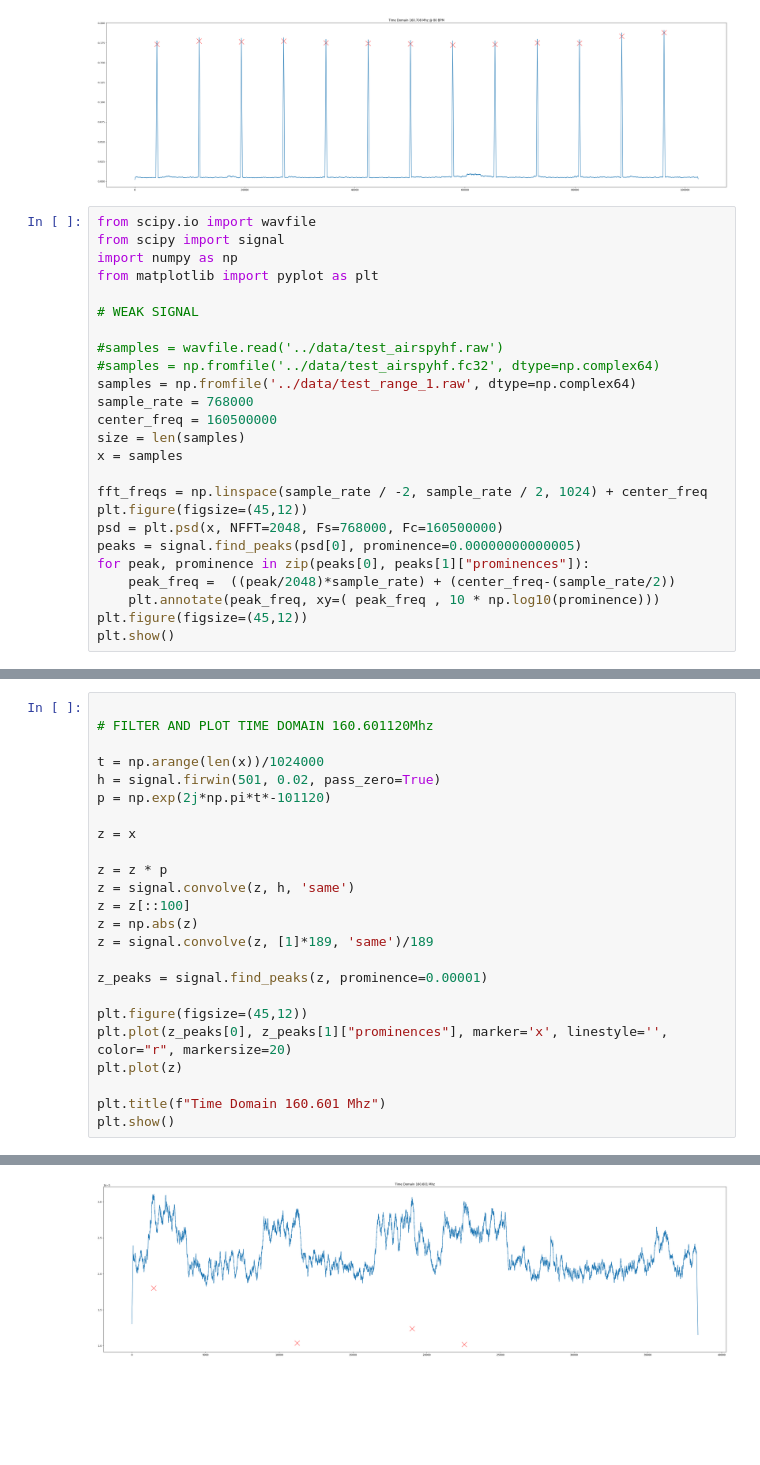
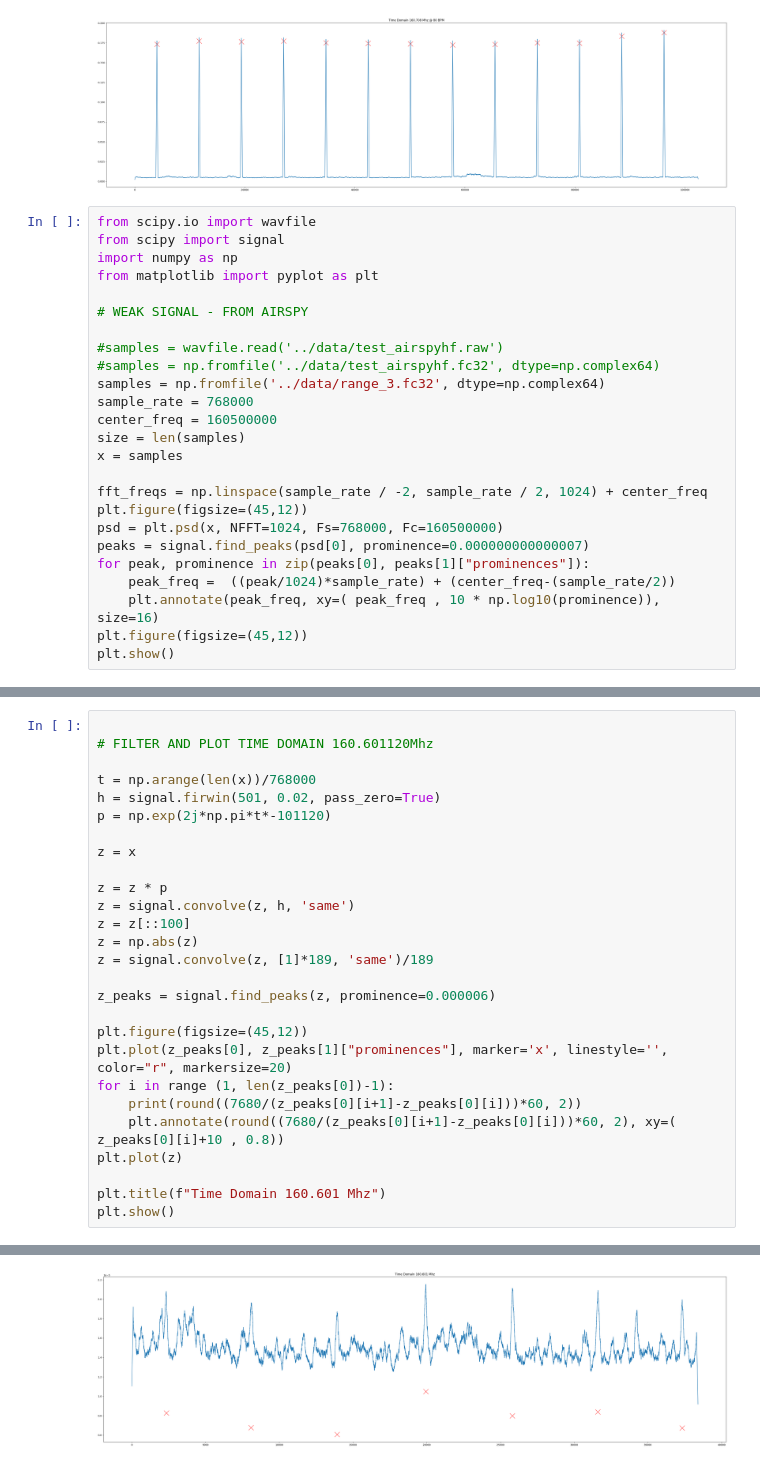
Before and after one commit to bigalnz/test_fft, a Jupyter notebook: notebooks/psd_airspy.ipynb, the cells around one changed output, grey strips where cells are left out. Cells and saved outputs as stored; diff of their text form; blank space fills up the shorter version.

Commit message:
Weak signal refinement in plot. Prominence needs to be set precisely.

```diff
--- a/notebooks/psd_airspy.ipynb
+++ b/notebooks/psd_airspy.ipynb
@@ -81,11 +81,11 @@ from scipy import signal
 import numpy as np
 from matplotlib import pyplot as plt
 
-# WEAK SIGNAL
+# WEAK SIGNAL - FROM AIRSPY
 
 #samples = wavfile.read('../data/test_airspyhf.raw')
 #samples = np.fromfile('../data/test_airspyhf.fc32', dtype=np.complex64)
-samples = np.fromfile('../data/test_range_1.raw', dtype=np.complex64)
+samples = np.fromfile('../data/range_3.fc32', dtype=np.complex64)
 sample_rate = 768000
 center_freq = 160500000
 size = len(samples)
@@ -93,11 +93,11 @@ x = samples
 
 fft_freqs = np.linspace(sample_rate / -2, sample_rate / 2, 1024) + center_freq
 plt.figure(figsize=(45,12))
-psd = plt.psd(x, NFFT=2048, Fs=768000, Fc=160500000)
-peaks = signal.find_peaks(psd[0], prominence=0.00000000000005)
+psd = plt.psd(x, NFFT=1024, Fs=768000, Fc=160500000)
+peaks = signal.find_peaks(psd[0], prominence=0.000000000000007)
 for peak, prominence in zip(peaks[0], peaks[1]["prominences"]):
-    peak_freq =  ((peak/2048)*sample_rate) + (center_freq-(sample_rate/2))
-    plt.annotate(peak_freq, xy=( peak_freq , 10 * np.log10(prominence)))
+    peak_freq =  ((peak/1024)*sample_rate) + (center_freq-(sample_rate/2))
+    plt.annotate(peak_freq, xy=( peak_freq , 10 * np.log10(prominence)), size=16)
 plt.figure(figsize=(45,12))
 plt.show()
 # %% [output]
@@ -107,7 +107,7 @@ plt.show()
 
 # FILTER AND PLOT TIME DOMAIN 160.601120Mhz
 
-t = np.arange(len(x))/1024000
+t = np.arange(len(x))/768000
 h = signal.firwin(501, 0.02, pass_zero=True)
 p = np.exp(2j*np.pi*t*-101120)
 
@@ -119,10 +119,13 @@ z = z[::100]
 z = np.abs(z)
 z = signal.convolve(z, [1]*189, 'same')/189
 
-z_peaks = signal.find_peaks(z, prominence=0.00001)
+z_peaks = signal.find_peaks(z, prominence=0.000006)
 
 plt.figure(figsize=(45,12))
 plt.plot(z_peaks[0], z_peaks[1]["prominences"], marker='x', linestyle='', color="r", markersize=20)
+for i in range (1, len(z_peaks[0])-1):
+    print(round((7680/(z_peaks[0][i+1]-z_peaks[0][i]))*60, 2))
+    plt.annotate(round((7680/(z_peaks[0][i+1]-z_peaks[0][i]))*60, 2), xy=( z_peaks[0][i]+10 , 0.8))
 plt.plot(z)
 
 plt.title(f"Time Domain 160.601 Mhz")
@@ -131 +139 @@ plt.show()
-[figure, old version]
+[figure, new version]
```
Also changed, not shown: parts of 2 cells of this notebook.
